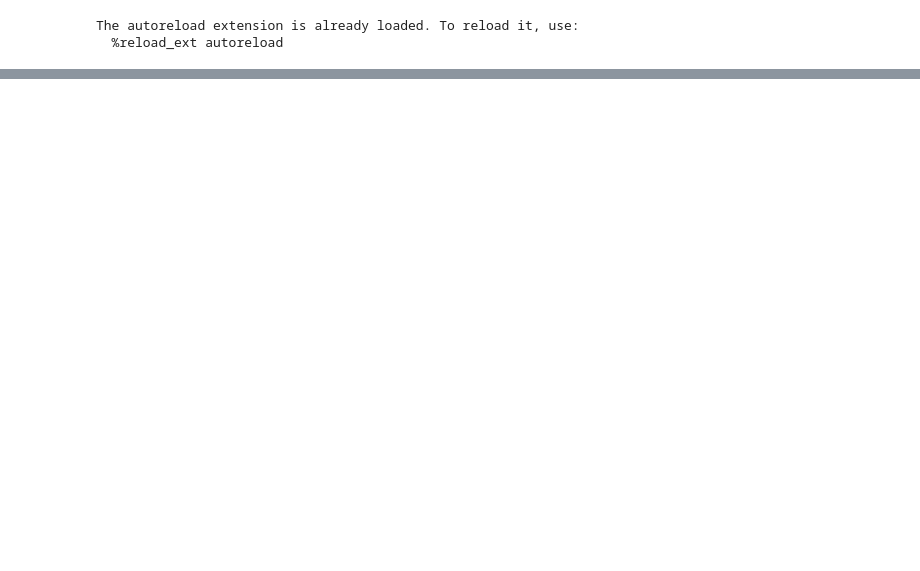
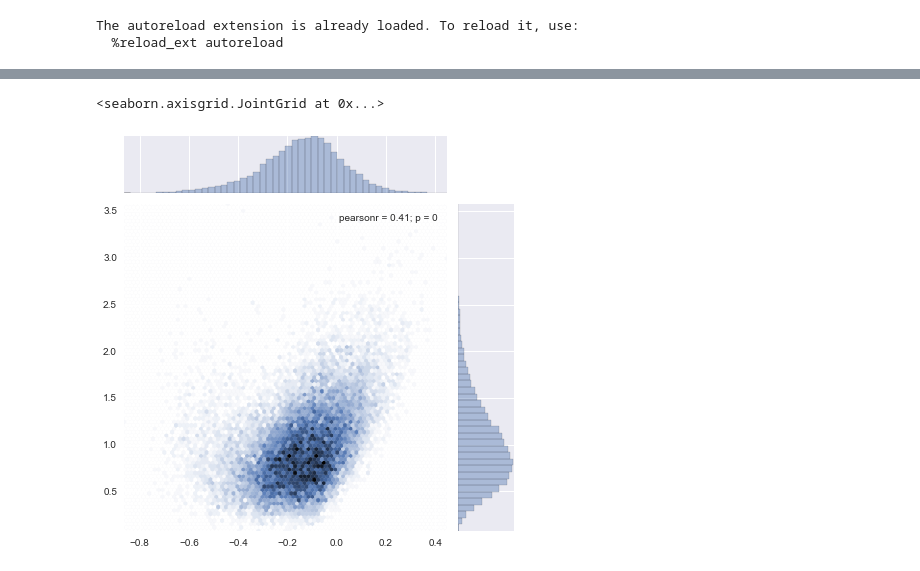
Before and after one commit to bnaul/timeflow, a Jupyter notebook: autoencoder.ipynb, the cells around one changed output, grey strips where cells are left out. Drawn from its saved outputs; the diff is of its cells as text; code cells hidden in the pictures; blank space fills up the shorter version.

```diff
--- a/autoencoder.ipynb
+++ b/autoencoder.ipynb
@@ -26,0 +44,5 @@ encoding.shape
+# %%
+sns.jointplot(encoding[:, 1], Y[:encoding.shape[0], 1], kind='hex')
+# %% [output]
+<seaborn.axisgrid.JointGrid at 0x...>
+[figure, added]
```
Also changed, not shown: parts of 8 cells of this notebook, 2 other files.
